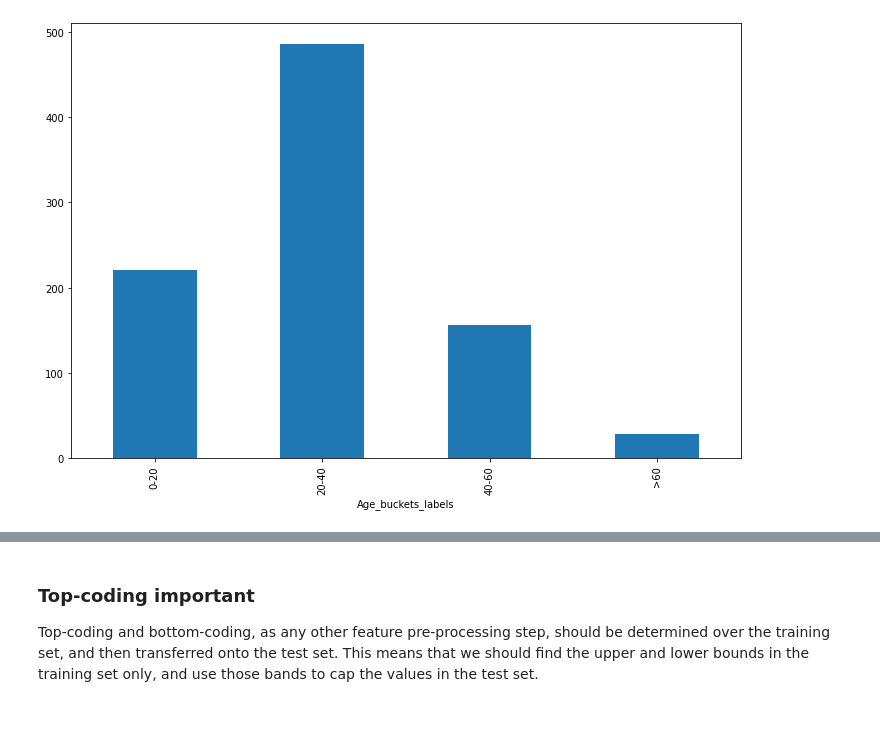
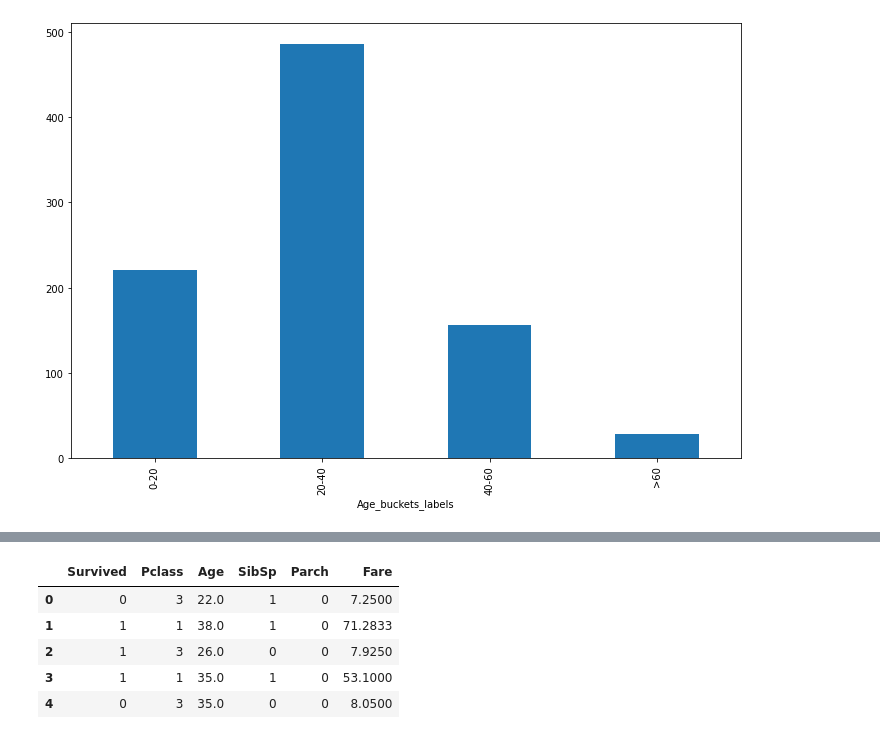
Before and after one commit to Rodrigo-Lopes-de-Andrade/Artigos_e_Projetos, a Jupyter notebook: Feature_Engineering_Metodos.ipynb, the cells around one changed output, grey strips where cells are left out. Saved outputs shown, nothing was run; the diff lists cells and outputs as text; code cells hidden in the pictures.

```diff
--- a/Feature_Engineering_Metodos.ipynb
+++ b/Feature_Engineering_Metodos.ipynb
@@ -1568,8 +1559,11 @@ or for extreme cases:
 # %%
 # load the numerical variables of the Titanic Dataset
-data = pd.read_csv('/kaggle/input/titanic/train.csv', usecols = ['Pclass', 'Age', 'SibSp', 'Parch', 'Fare', 'Survived'])
+data = pd.read_csv('https://raw.githubusercontent.com/Rodrigo-Lopes-de-Andrade/Datasets/main/Feature_Engineering_Methods_train.csv', usecols = ['Pclass', 'Age', 'SibSp', 'Parch', 'Fare', 'Survived'])
 data.head()
+# %% [output]
+|  | Survived | Pclass | Age | SibSp | Parch | Fare |
+| 0 | 0 | 3 | 22.0 | 1 | 0 | 7.2500 |
+| 1 | 1 | 1 | 38.0 | 1 | 0 | 71.2833 |
+| 2 | 1 | 3 | 26.0 | 0 | 0 | 7.9250 |
+| 3 | 1 | 1 | 35.0 | 1 | 0 | 53.1000 |
+| 4 | 0 | 3 | 35.0 | 0 | 0 | 8.0500 |
-# %% [markdown]
-### **Top-coding important**
-
-Top-coding and bottom-coding, as any other feature pre-processing step, should be determined over the training set, and then transferred onto the test set. This means that we should find the upper and lower bounds in the training set only, and use those bands to cap  the values in the test set.
```
Also changed, not shown: parts of 167 cells of this notebook.
